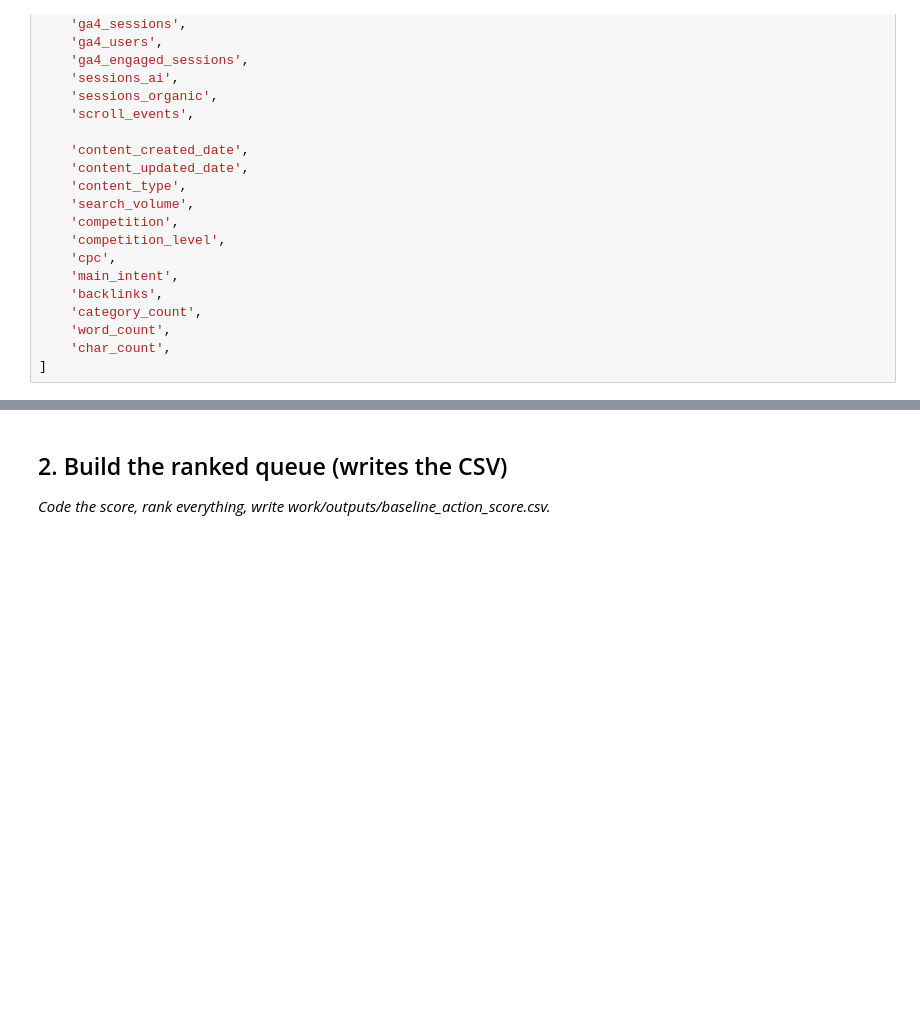
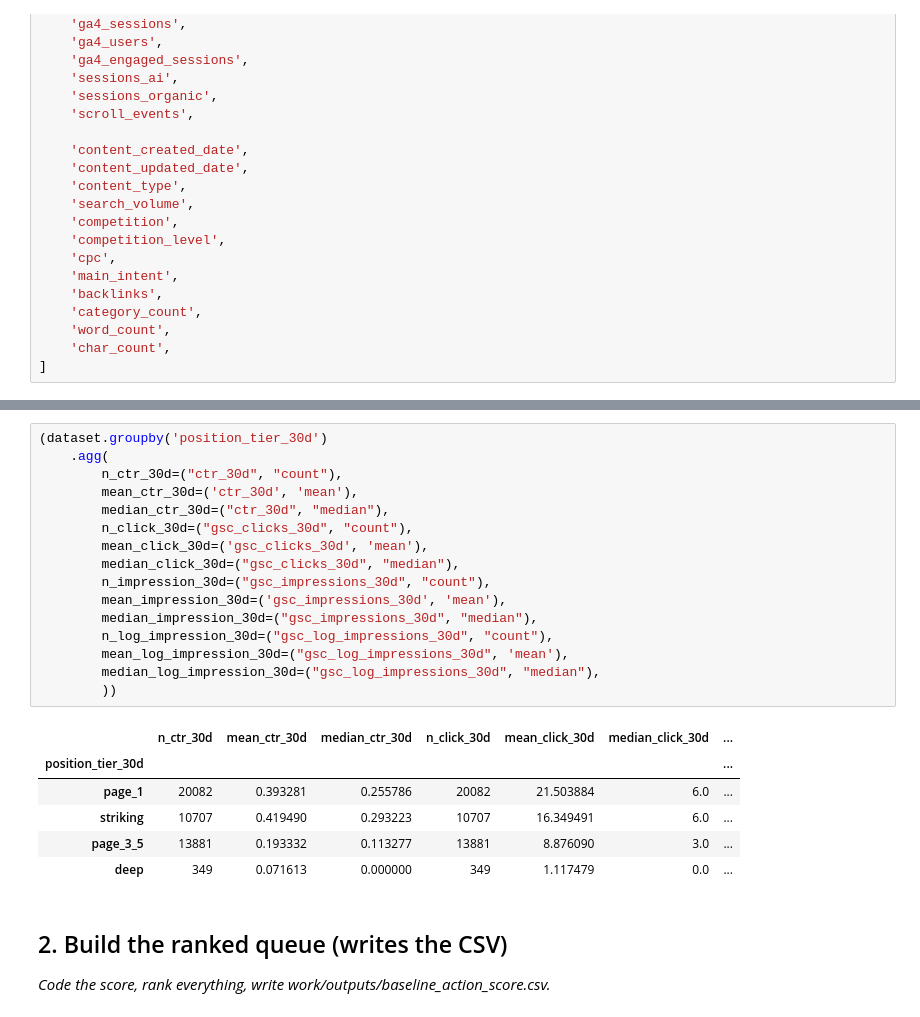
Before and after one commit to octane21/flyrank-internship-ML, a Jupyter notebook: work/notebooks/w04_baseline_score.ipynb, the cells around one changed output, grey strips where cells are left out. Saved outputs shown, nothing was run; the diff lists cells and outputs as text; blank space fills up the shorter version.

```diff
--- a/work/notebooks/w04_baseline_score.ipynb
+++ b/work/notebooks/w04_baseline_score.ipynb
@@ -304,3 +581,26 @@ feature_cols = [
+# %%
+(dataset.groupby('position_tier_30d')
+    .agg(
+        n_ctr_30d=("ctr_30d", "count"),
+        mean_ctr_30d=('ctr_30d', 'mean'),
+        median_ctr_30d=("ctr_30d", "median"),
+        n_click_30d=("gsc_clicks_30d", "count"),
+        mean_click_30d=('gsc_clicks_30d', 'mean'),
+        median_click_30d=("gsc_clicks_30d", "median"),
+        n_impression_30d=("gsc_impressions_30d", "count"),
+        mean_impression_30d=('gsc_impressions_30d', 'mean'),
+        median_impression_30d=("gsc_impressions_30d", "median"),
+        n_log_impression_30d=("gsc_log_impressions_30d", "count"),
+        mean_log_impression_30d=("gsc_log_impressions_30d", 'mean'),
+        median_log_impression_30d=("gsc_log_impressions_30d", "median"),
+        ))
+# %% [output]
+|  | n_ctr_30d | mean_ctr_30d | median_ctr_30d | n_click_30d | mean_click_30d | median_click_30d | ... |
+| position_tier_30d |  |  |  |  |  |  | ... |
+| page_1 | 20082 | 0.393281 | 0.255786 | 20082 | 21.503884 | 6.0 | ... |
+| striking | 10707 | 0.419490 | 0.293223 | 10707 | 16.349491 | 6.0 | ... |
+| page_3_5 | 13881 | 0.193332 | 0.113277 | 13881 | 8.876090 | 3.0 | ... |
+| deep | 349 | 0.071613 | 0.000000 | 349 | 1.117479 | 0.0 | ... |
 # %% [markdown]
 ## 2. Build the ranked queue (writes the CSV)
 
```
Also changed, not shown: parts of 27 cells of this notebook.
